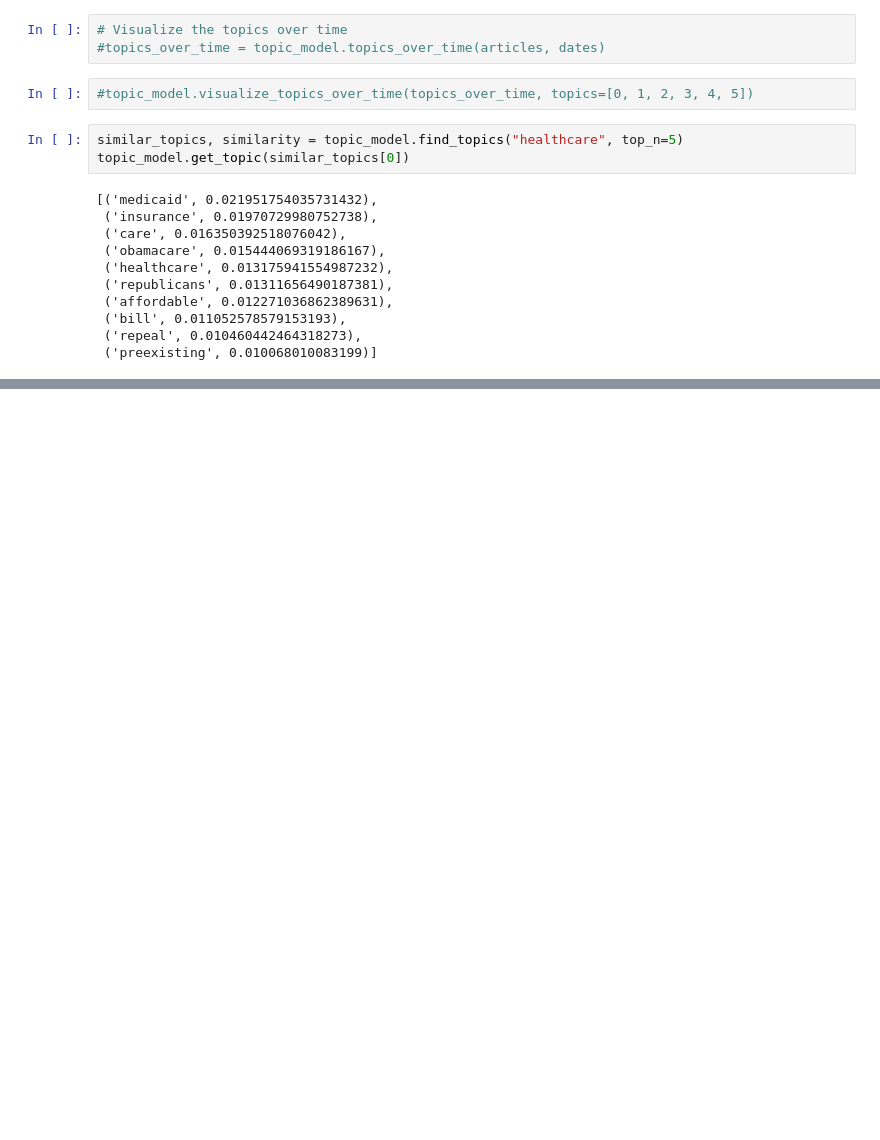
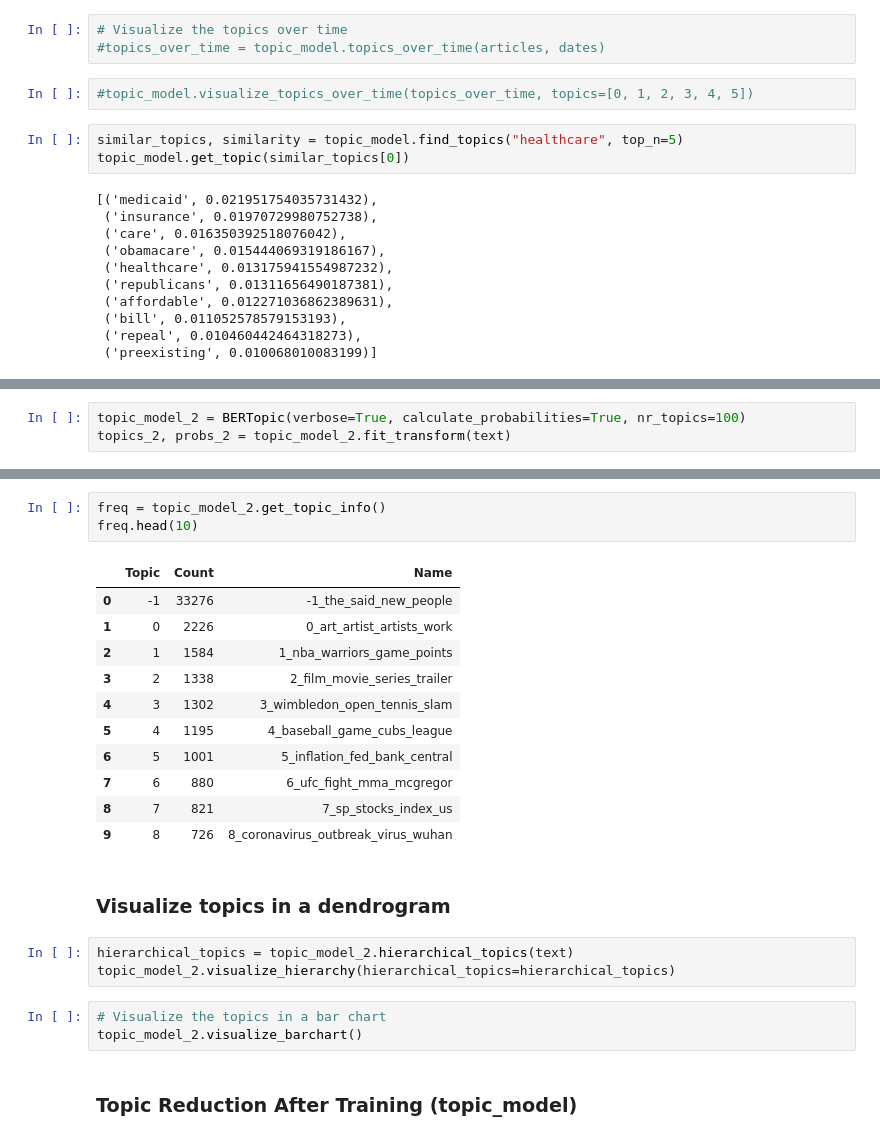
Before and after one commit to nickersonj/glg-capstone, a Jupyter notebook: modeling/baseline/bertopic_clustering_v2.ipynb, the cells around one changed output, grey strips where cells are left out. Drawn from its saved outputs; the diff is of its cells as text; blank space fills up the shorter version.

Commit message:
Created new test models for topic clustering.

```diff
--- a/modeling/baseline/bertopic_clustering_v2.ipynb
+++ b/modeling/baseline/bertopic_clustering_v2.ipynb
@@ -179,0 +178,3 @@ topic_model.get_topic(similar_topics[0])
+# %%
+topic_model_2 = BERTopic(verbose=True, calculate_probabilities=True, nr_topics=100)
+topics_2, probs_2 = topic_model_2.fit_transform(text)
@@ -179,0 +202,25 @@ topic_model.get_topic(similar_topics[0])
+# %%
+freq = topic_model_2.get_topic_info()
+freq.head(10)
+# %% [output]
+|  | Topic | Count | Name |
+| 0 | -1 | 33276 | -1_the_said_new_people |
+| 1 | 0 | 2226 | 0_art_artist_artists_work |
+| 2 | 1 | 1584 | 1_nba_warriors_game_points |
+| 3 | 2 | 1338 | 2_film_movie_series_trailer |
+| 4 | 3 | 1302 | 3_wimbledon_open_tennis_slam |
+| 5 | 4 | 1195 | 4_baseball_game_cubs_league |
+| 6 | 5 | 1001 | 5_inflation_fed_bank_central |
+| 7 | 6 | 880 | 6_ufc_fight_mma_mcgregor |
+| 8 | 7 | 821 | 7_sp_stocks_index_us |
+| 9 | 8 | 726 | 8_coronavirus_outbreak_virus_wuhan |
+# %% [markdown]
+### Visualize topics in a dendrogram
+# %%
+hierarchical_topics = topic_model_2.hierarchical_topics(text)
+topic_model_2.visualize_hierarchy(hierarchical_topics=hierarchical_topics)
+# %%
+# Visualize the topics in a bar chart
+topic_model_2.visualize_barchart()
+# %% [markdown]
+### Topic Reduction After Training (topic_model)
```
Also changed, not shown: parts of 14 cells of this notebook.
